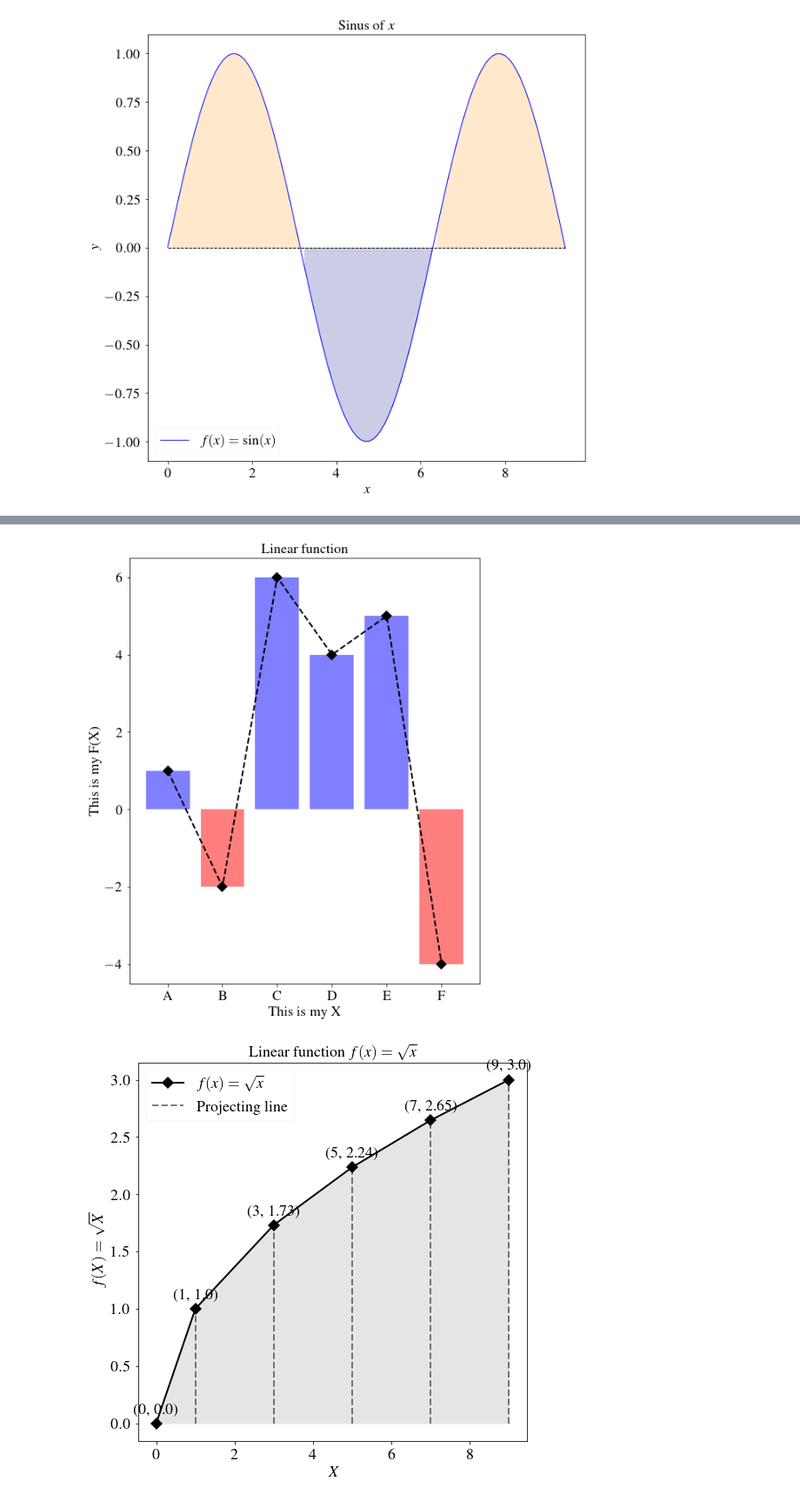
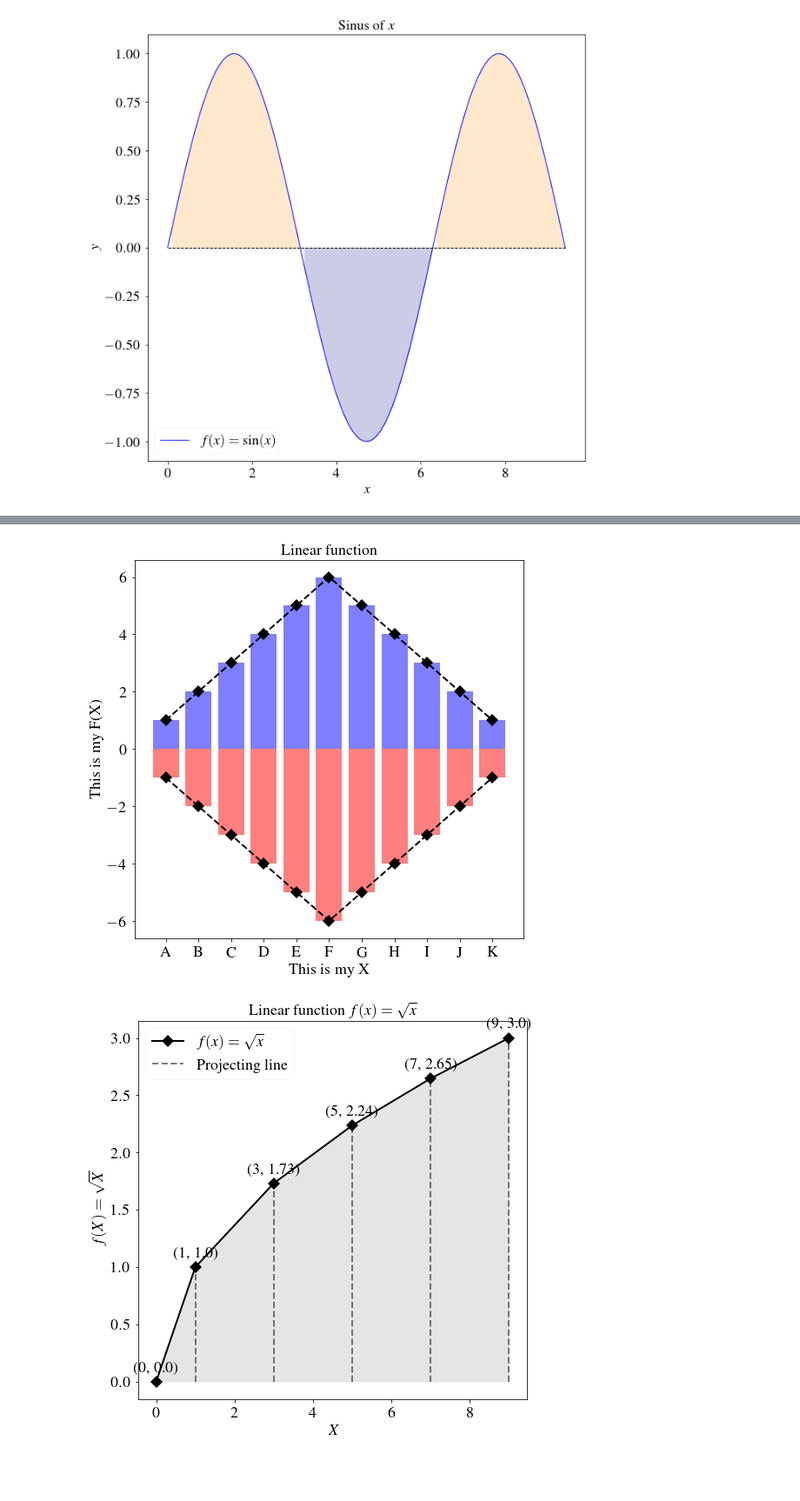
Before and after one commit to qlinhta/my-notes, a Jupyter notebook: teaching/MatplotlibOxford.ipynb, the cells around one changed output, grey strips where cells are left out. Shown at 87% size. Drawn from its saved outputs; the diff is of its cells as text; code cells hidden in the pictures; blank space fills up the shorter version.

```diff
--- a/teaching/MatplotlibOxford.ipynb
+++ b/teaching/MatplotlibOxford.ipynb
@@ -64,16 +64,18 @@ plt.show()
 # %%
 # Example of a bar plot
-x = ['A', 'B', 'C', 'D', 'E', 'F']
-y = [1, -2, 6, 4, 5, -4]
-plt.subplots(figsize=(8, 10))
+x = ['A', 'B', 'C', 'D', 'E', 'F', 'G', 'H', 'I', 'J', 'K']
+y = [1, 2, 3, 4, 5, 6, 5 ,4, 3, 2, 1]
+plt.subplots(figsize=(8, 8))
 plt.bar(x, y, color=['blue' if i>0 else 'red' for i in y], alpha=0.5)
 plt.plot(x, y, color='black', linestyle='--', linewidth=2, marker='D')
+plt.bar(x, [-i for i in y], color=['red' if i>0 else 'red' for i in y], alpha=0.5)
+plt.plot(x, [-i for i in y], color='black', linestyle='--', linewidth=2, marker='D')
 plt.xlabel('This is my X')
 plt.ylabel('This is my F(X)')
 plt.title('Linear function')
 plt.show()
 # %% [output]
-[figure, old version]
+[figure, new version]
 # %%
 from math import sqrt
 
```
Also changed, not shown: parts of 5 cells of this notebook.
